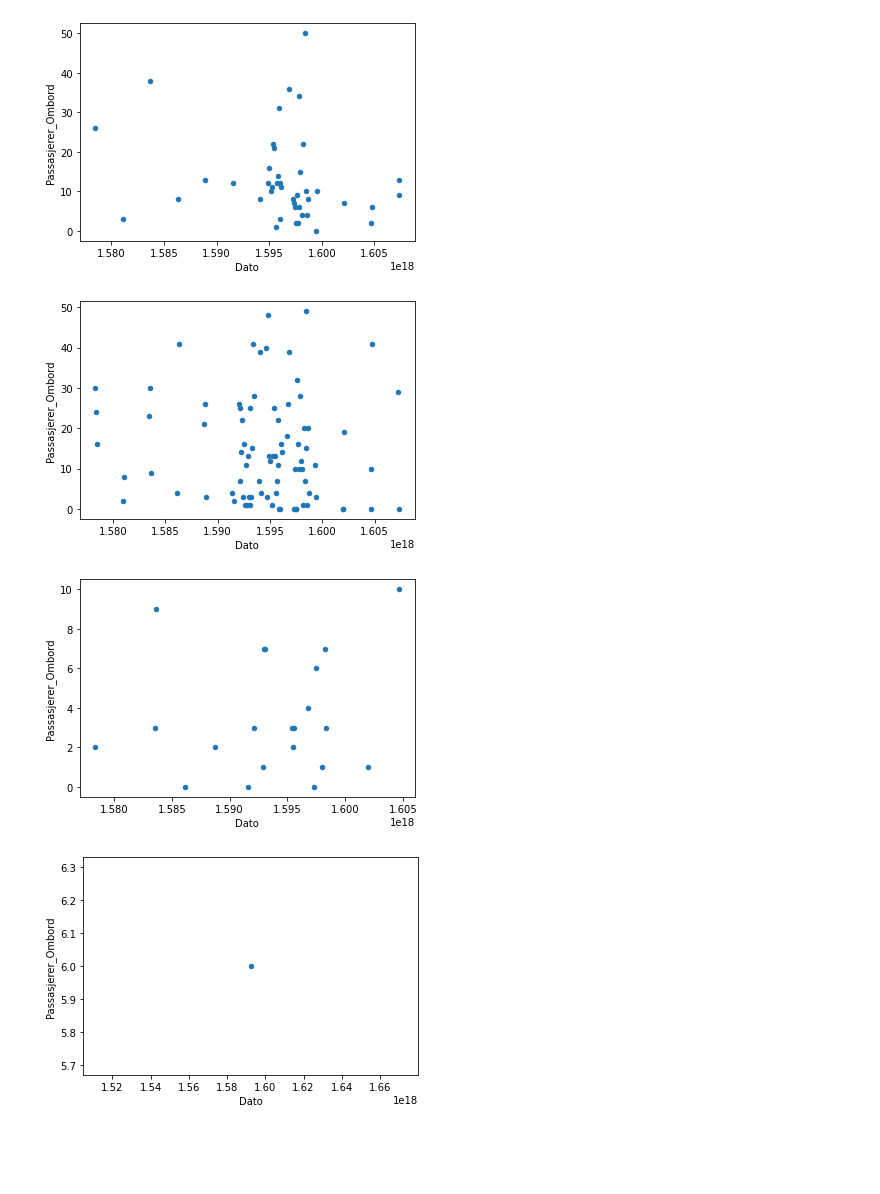
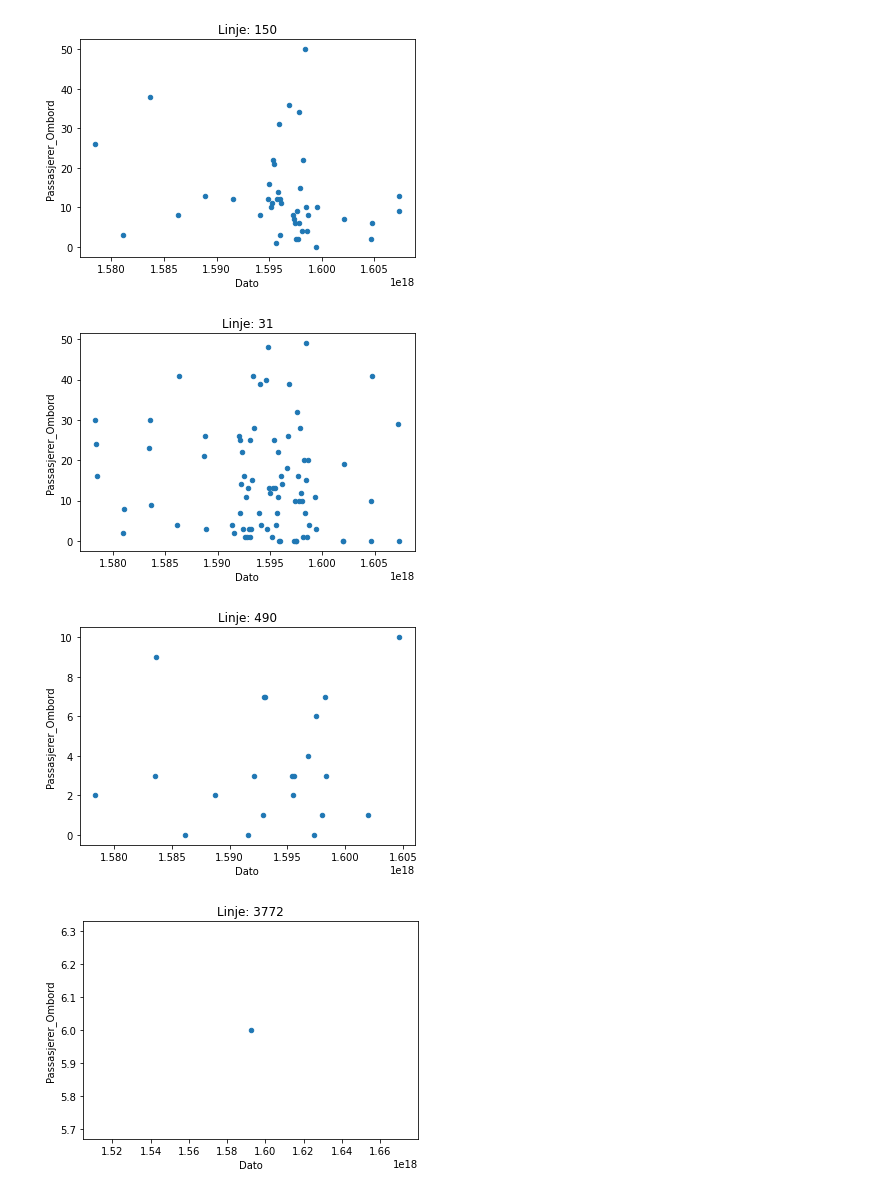
Before and after one commit to glaysa/DAVE3625_Assignment_2, a Jupyter notebook: Untitled.ipynb, the cells around one changed output. Cells and saved outputs as stored; diff of their text form; code cells hidden in the pictures; blank space fills up the shorter version.

Commit message:
kommetert på untitled.ipynb og nå viser linjenavn på diagramene

```diff
--- a/Untitled.ipynb
+++ b/Untitled.ipynb
@@ -22,23 +50,4 @@ df_original.head()
 # %%
-df = df_original.filter(['Dato','Linjenavn','Passasjerer_Ombord'], axis=1)
-
-median_passasjerer_ombord = df['Passasjerer_Ombord'].median()
-for index, row in df.iterrows():
-    if row['Passasjerer_Ombord'] < 0:
-        df.loc[index,'Passasjerer_Ombord'] =  median_passasjerer_ombord
-
-df["Dato"] = pd.to_datetime(df["Dato"])
-df["Dato"] = pd.to_numeric(df["Dato"])
-
-
-
-linjer = df["Linjenavn"].unique()
-array = []
-for key, value in enumerate(linjer):
-    array.append(df[df['Linjenavn'] == value])
-
 array1 = []
 for key, value in enumerate(array):
-    array1.append(value.groupby('Dato', as_index=False).agg({'Passasjerer_Ombord':'sum'}))
-
-array1
+    array1.append(value.groupby(['Dato', 'Linjenavn'], as_index=False).agg({'Passasjerer_Ombord':'sum'}))
@@ -63,8 +56,9 @@ array1
 # %%
 for key, value in enumerate(array1):
-    value.plot.scatter(x="Dato", y="Passasjerer_Ombord")
+    t = value['Linjenavn'].unique()[0]
+    value.plot.scatter(x="Dato", y="Passasjerer_Ombord", title='Linje: ' + t)
 # %% [output]
-[figure, old version]
+[figure, new version]
-[figure, old version]
+[figure, new version]
-[figure, old version]
+[figure, new version]
-[figure, old version]
+[figure, new version]
```
Also changed, not shown: parts of 14 cells of this notebook.
